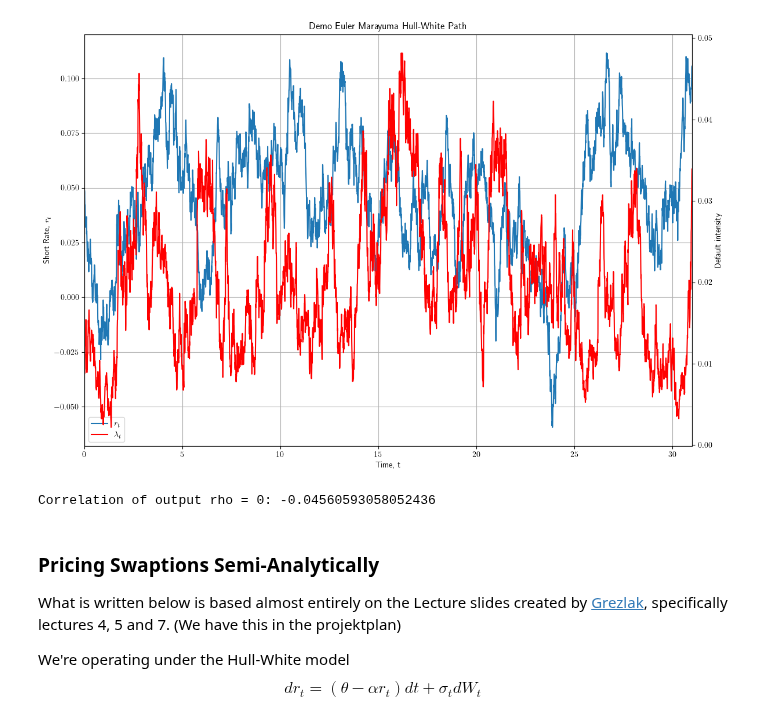
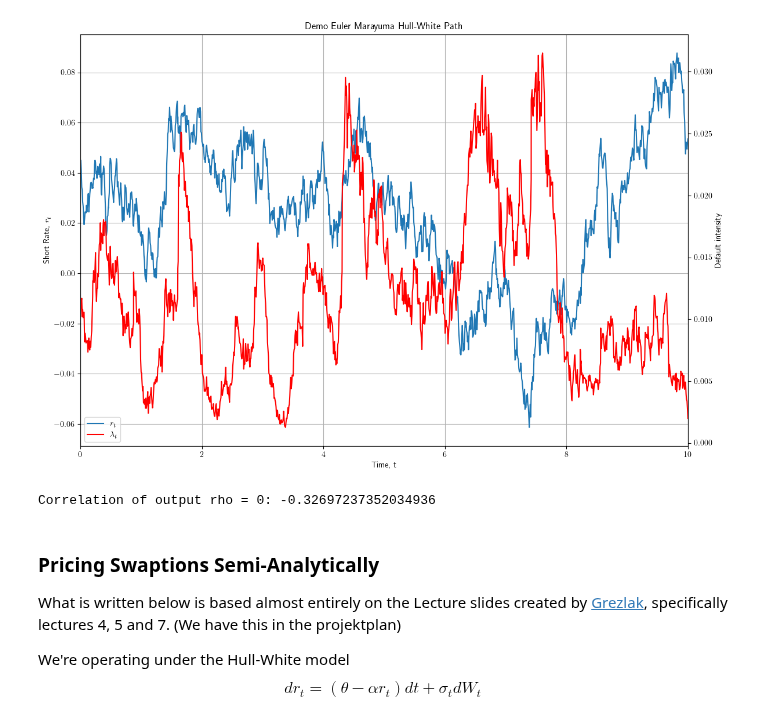
Before and after one commit to spelbella/cva_risk_management_thesis, a Jupyter notebook: Demos/pricingdemo.ipynb, the cells around one changed output. Cells and saved outputs as stored; diff of their text form; code cells hidden in the pictures.

```diff
--- a/Demos/pricingdemo.ipynb
+++ b/Demos/pricingdemo.ipynb
@@ -14,7 +14,7 @@ plt.rcParams['text.usetex'] = True
 
 # Set parameters, for clarity those related to the JCIR model will be preceded by a J and those related to the Hull white by an H
 t0 = 0
-T = 31
+T = 10
 
 # Intensity params
 lambda0 = 0.01
@@ -65,35 +65,35 @@ for i in np.arange(1,len(t_s)):
     r[i] = r[i-1] + (theta-alpha*r[i-1])*dt + sigma*dW
 
     # Generate JCIR
     lambdas[i] = lambdas[i-1] + kappa*(mu-lambdas[i-1])*dt + v*np.sqrt(lambdas[i-1])*dZ
 
     # Emergency negative catch
     if lambdas[i] < 0:
         lambdas[i] = 0
 
     if not not jumps:
         if t_s[i] == jumps[0][0]:
             lambdas[i] = lambdas[i] + jumps[0][1]
             jumps.pop(0)
 
 
 
 fig1, ax1 = plt.subplots(figsize = (12,8), tight_layout = True)
 p1 = ax1.plot(t_s,r,label = r"$r_t$")
 ax2 = ax1.twinx()
 p2 = ax2.plot(t_s, lambdas, label = r"$\lambda_t$", color = "red")
 ax2.set_ylabel("Default intensity")
 ax1.set_title("Demo Euler Marayuma Hull-White Path")
 ax1.set_xlabel("Time, t")
 ax1.set_ylabel(r"Short Rate, $r_t$")
 ax1.set_xlim((t0,T))
 ax1.grid(True)
 ax1.legend(handles= p1+p2, loc = "lower left")
 plt.show()
 print(r"Correlation of output rho = %s" %(rho1) + ": %s " %(np.corrcoef((lambdas,r))[0][1]))
 # %% [output]
-[figure, old version]
+[figure, new version]
-Correlation of output rho = 0: -0.04560593058052436
+Correlation of output rho = 0: -0.32697237352034936
 # %% [markdown]
 ### Pricing Swaptions Semi-Analytically
 What is written below is based almost entirely on the Lecture slides created by [Grezlak](https://github.com/LechGrzelak/FinancialEngineering_IR_xVA/tree/main), specifically lectures 4, 5 and 7. (We have this in the projektplan)
```
Also changed, not shown: parts of 9 cells of this notebook.
